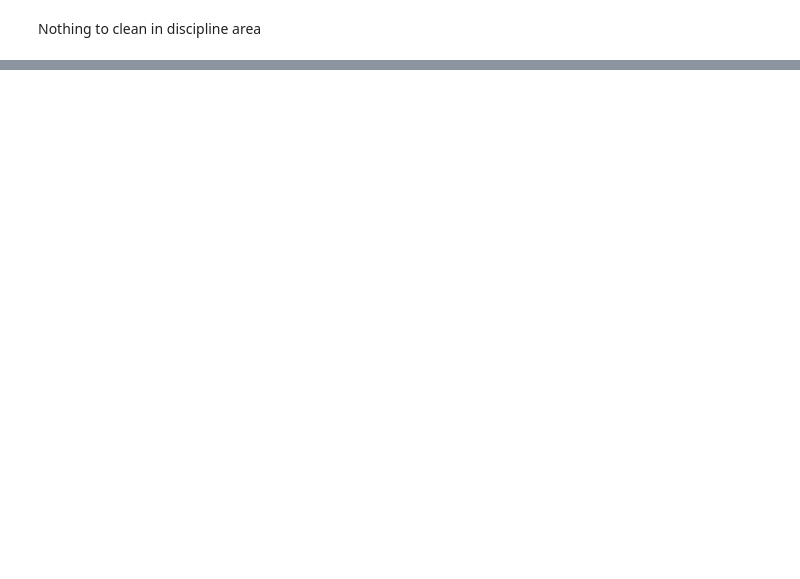
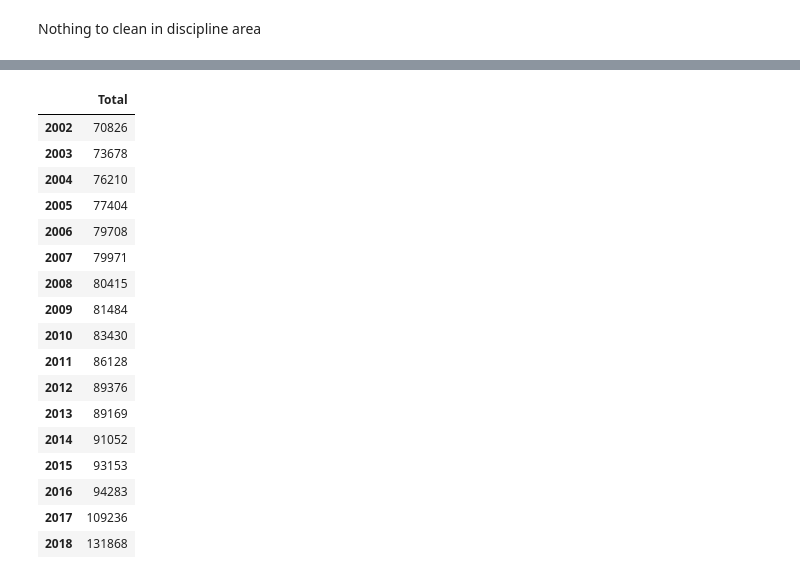
Before and after one commit to AntwonS116/Project-Ohio-College-Analysis, a Jupyter notebook: data.ipynb, the cells around one changed output, grey strips where cells are left out. Drawn from its saved outputs; the diff is of its cells as text; code cells hidden in the pictures; blank space fills up the shorter version.

Commit message:
All Changes to Data file Uploaded

```diff
--- a/data.ipynb
+++ b/data.ipynb
@@ -137,7 +332,26 @@ tot_deg
 # %%
-degs_yr = pd.DataFrame(tot_deg.iloc[:, 0:17])
-degs_yr = degs_yr.T
+degs_yr = pd.DataFrame(tot_deg.iloc[9012, 0:17])
+# degs_yr = degs_yr.T
 degs_yr.head(20)
+# %% [output]
+|  | Total |
+| 2002 | 70826 |
+| 2003 | 73678 |
+| 2004 | 76210 |
+| 2005 | 77404 |
+| 2006 | 79708 |
+| 2007 | 79971 |
+| 2008 | 80415 |
+| 2009 | 81484 |
+| 2010 | 83430 |
+| 2011 | 86128 |
+| 2012 | 89376 |
+| 2013 | 89169 |
+| 2014 | 91052 |
+| 2015 | 93153 |
+| 2016 | 94283 |
+| 2017 | 109236 |
+| 2018 | 131868 |
 # %%
 #saving final cleaned degree data
 
```
Also changed, not shown: parts of 23 cells of this notebook.
